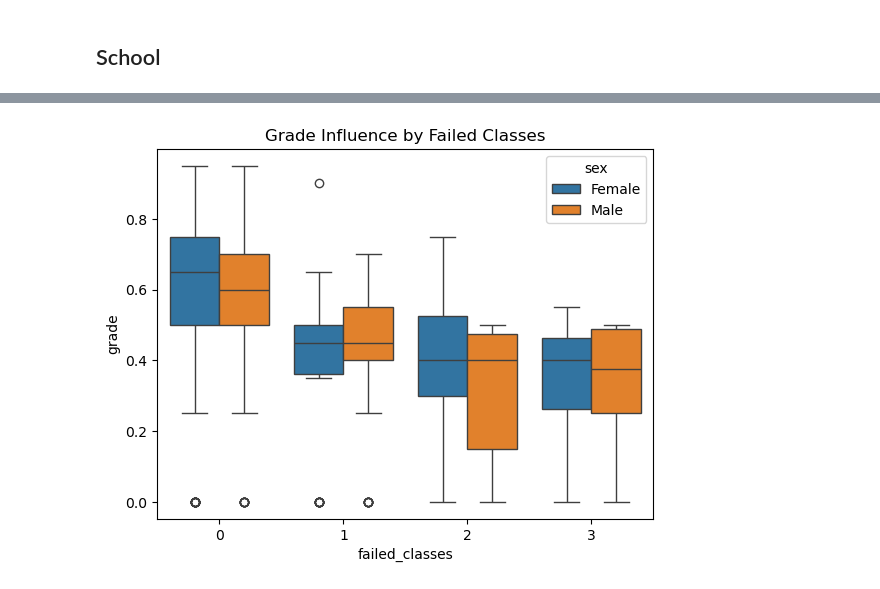
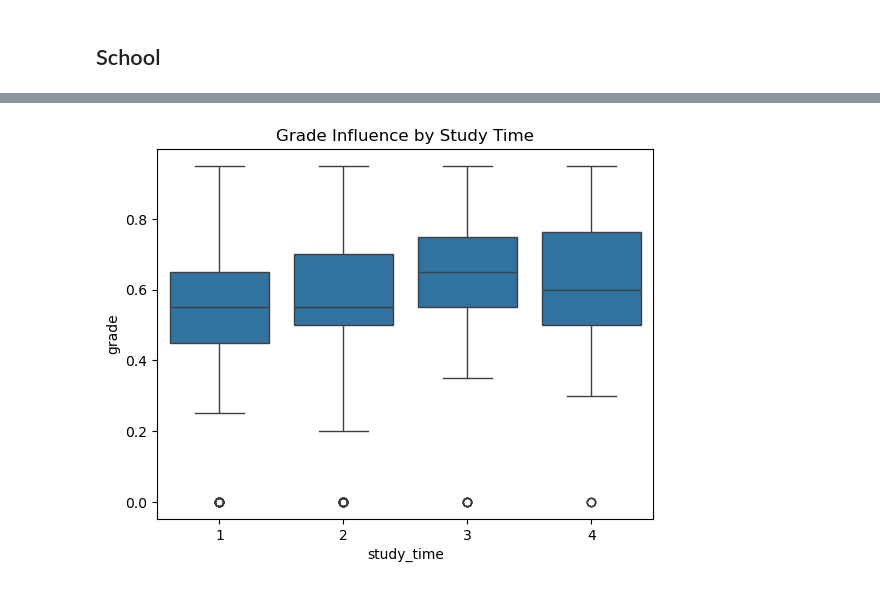
Before and after one commit to jsun969/squad-datathon-0, a Jupyter notebook: result.ipynb, the cells around one changed output, grey strips where cells are left out. Cells and saved outputs as stored; diff of their text form; code cells hidden in the pictures.

```diff
--- a/result.ipynb
+++ b/result.ipynb
@@ -22,7 +33,6 @@ plt.show()
 # %%
-# Failure
-sns.boxplot(x="failed_classes", y="grade", data=train, hue="sex")
-plt.title("Grade Influence by Failed Classes")
+sns.boxplot(x="study_time", y="grade", data=train)
+plt.title("Grade Influence by Study Time")
 plt.show()
 # %% [output]
-[figure, old version]
+[figure, new version]
```
Also changed, not shown: parts of 2 cells of this notebook.
